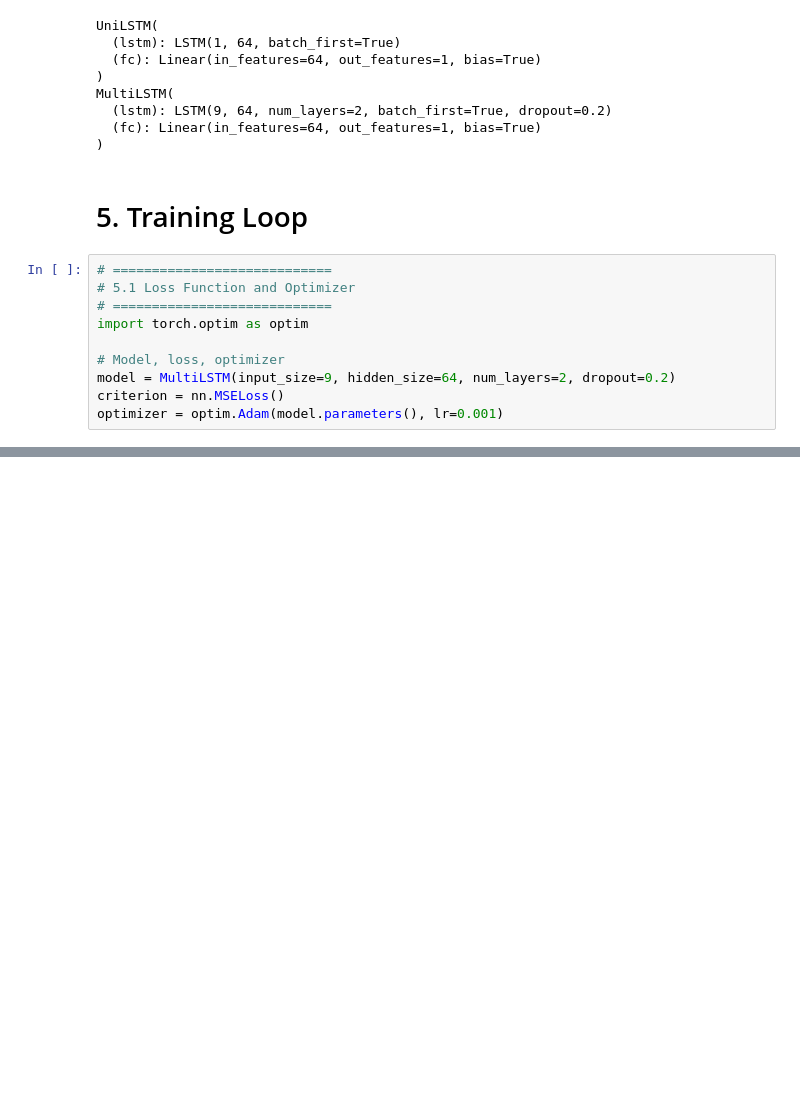
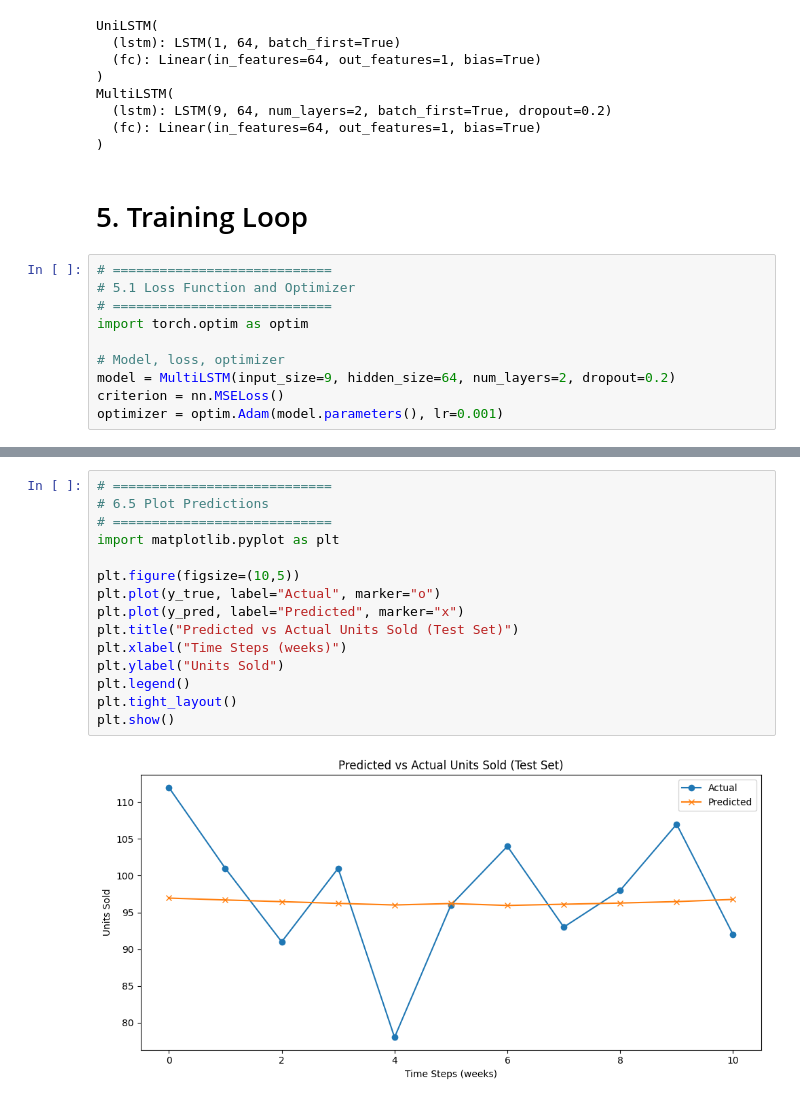
Before and after one commit to sanjaydinesh19/lstm-footwear-analysis, a Jupyter notebook: LSTM_Pipeline.ipynb, the cells around one changed output, grey strips where cells are left out. Drawn from its saved outputs; the diff is of its cells as text; blank space fills up the shorter version.

```diff
--- a/LSTM_Pipeline.ipynb
+++ b/LSTM_Pipeline.ipynb
@@ -574,0 +667,17 @@ plt.show()
+# %%
+# ============================
+# 6.5 Plot Predictions
+# ============================
+import matplotlib.pyplot as plt
+
+plt.figure(figsize=(10,5))
+plt.plot(y_true, label="Actual", marker="o")
+plt.plot(y_pred, label="Predicted", marker="x")
+plt.title("Predicted vs Actual Units Sold (Test Set)")
+plt.xlabel("Time Steps (weeks)")
+plt.ylabel("Units Sold")
+plt.legend()
+plt.tight_layout()
+plt.show()
+# %% [output]
+[figure, added]
```
Also changed, not shown: parts of 9 cells of this notebook.
